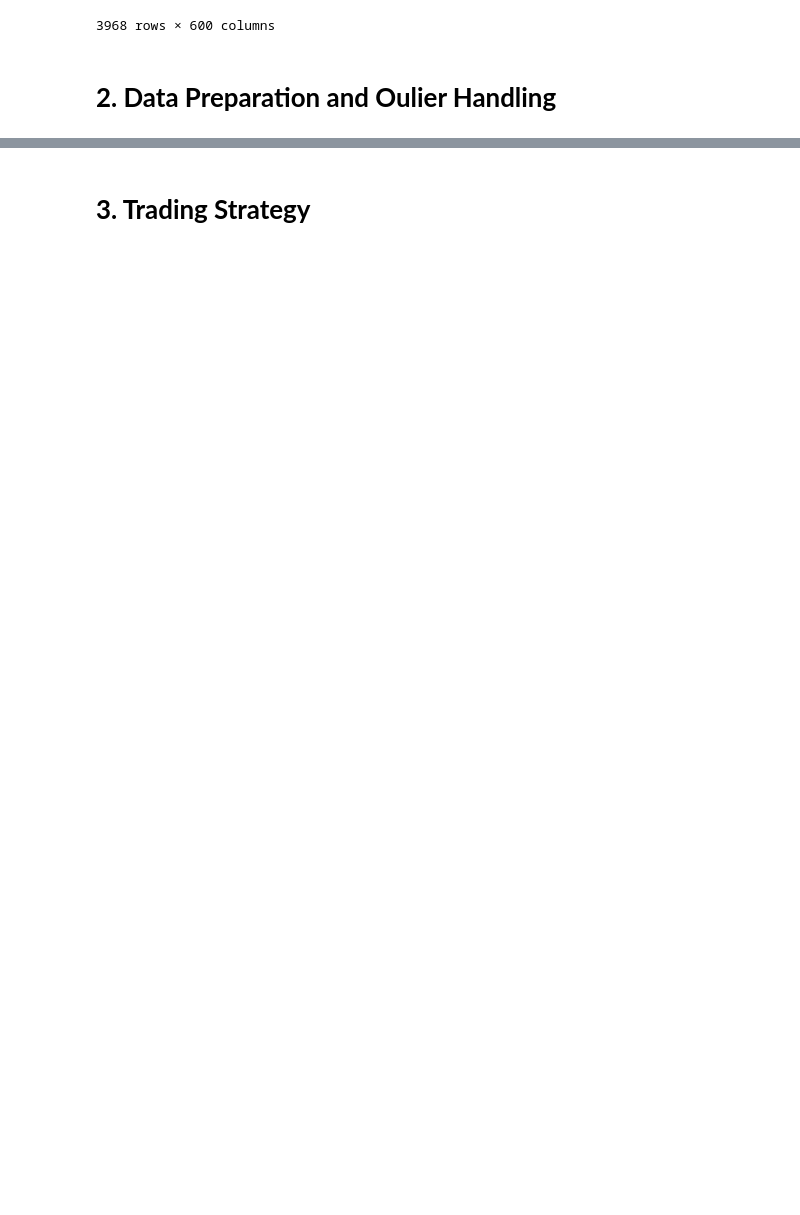
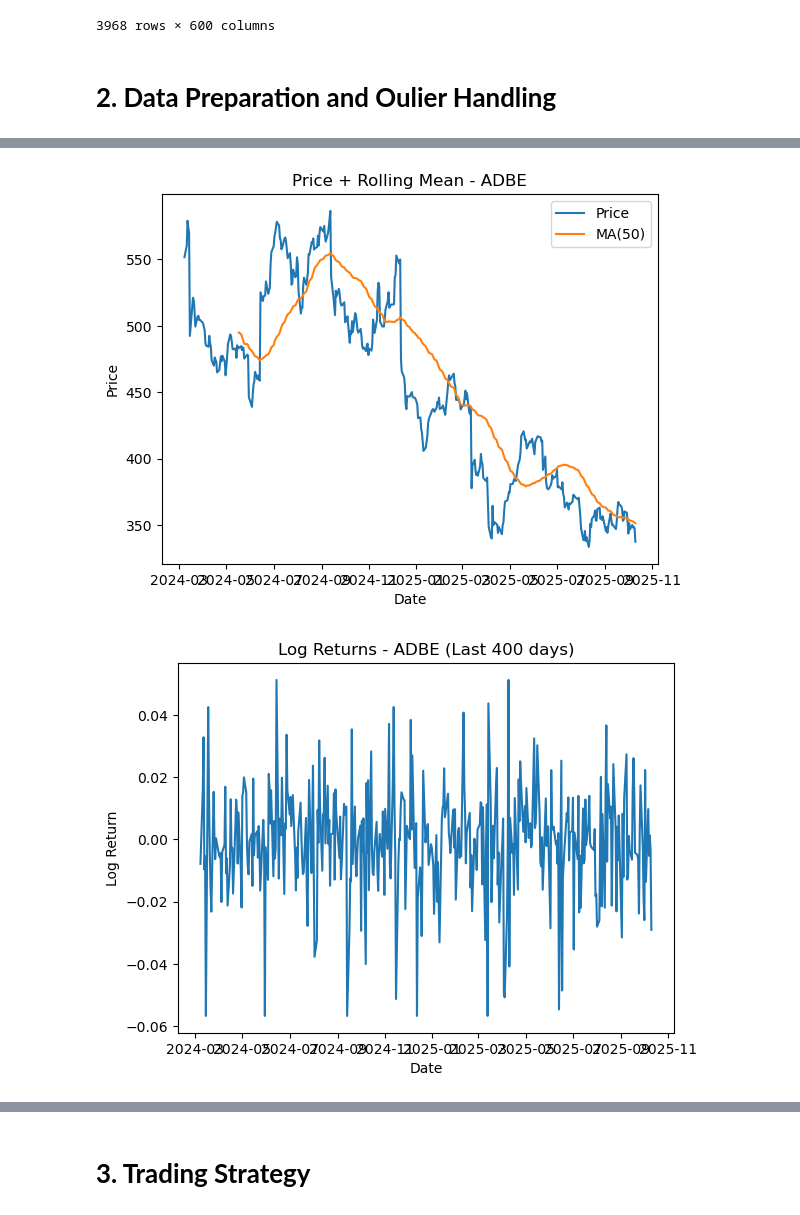
Before and after one commit to buibaongan/CF_Ngan23280071_Dung23280048, a Jupyter notebook: notebook/main.ipynb, the cells around one changed output, grey strips where cells are left out. Drawn from its saved outputs; the diff is of its cells as text; code cells hidden in the pictures; blank space fills up the shorter version.

Commit message:
Update EDA plots and data processor and main

```diff
--- a/notebook/main.ipynb
+++ b/notebook/main.ipynb
@@ -51,18 +53,6 @@ data.head()
 5 rows × 600 columns
 # %%
-prepare = DataProcessor("price_volume_data.csv")
+processor = DataProcessor("price_volume_data.csv")
 
-# for ticker in prepare.tickers:
-#     prepare.check_na(ticker)
-
-prepare.add_log_returns()
-
-prepare.winsorize_data()
-
-prepare.save_cleaned_data("cleaned_price_volume_data.csv")
-
-# for ticker in tickers:
-#     prepare.draw_boxplot(ticker, 'Return')
-
-# for ticker in tickers:
-#     prepare.draw_histogram(ticker, 'Return')
+df = processor.process()
+df.head()
@@ -89,0 +100,19 @@ c.df.tail()
+# %%
+# Xet ticker ADBE
+
+eda = EDAPlots()
+ticker = "ADBE"
+days = 400
+
+eda.plot_price_with_rolling_mean(df, ticker, 50, days)
+eda.plot_returns(df, ticker, days)
+eda.plot_rolling_returns(df, ticker, 20, days)
+eda.draw_histogram(df, ticker, "Log Return", days)
+eda.draw_boxplot(df, ticker, "Log Return", days)
+eda.plot_zscore(df, ticker, days)
+eda.plot_rolling_volatility(df, ticker, days)
+eda.plot_cumulative_returns(df, ticker, days)
+eda.plot_volume(df, ticker, days)
+# %% [output]
+[figure, added]
+[figure, added]
```
Also changed, not shown: parts of 19 cells of this notebook, 3 other files.
